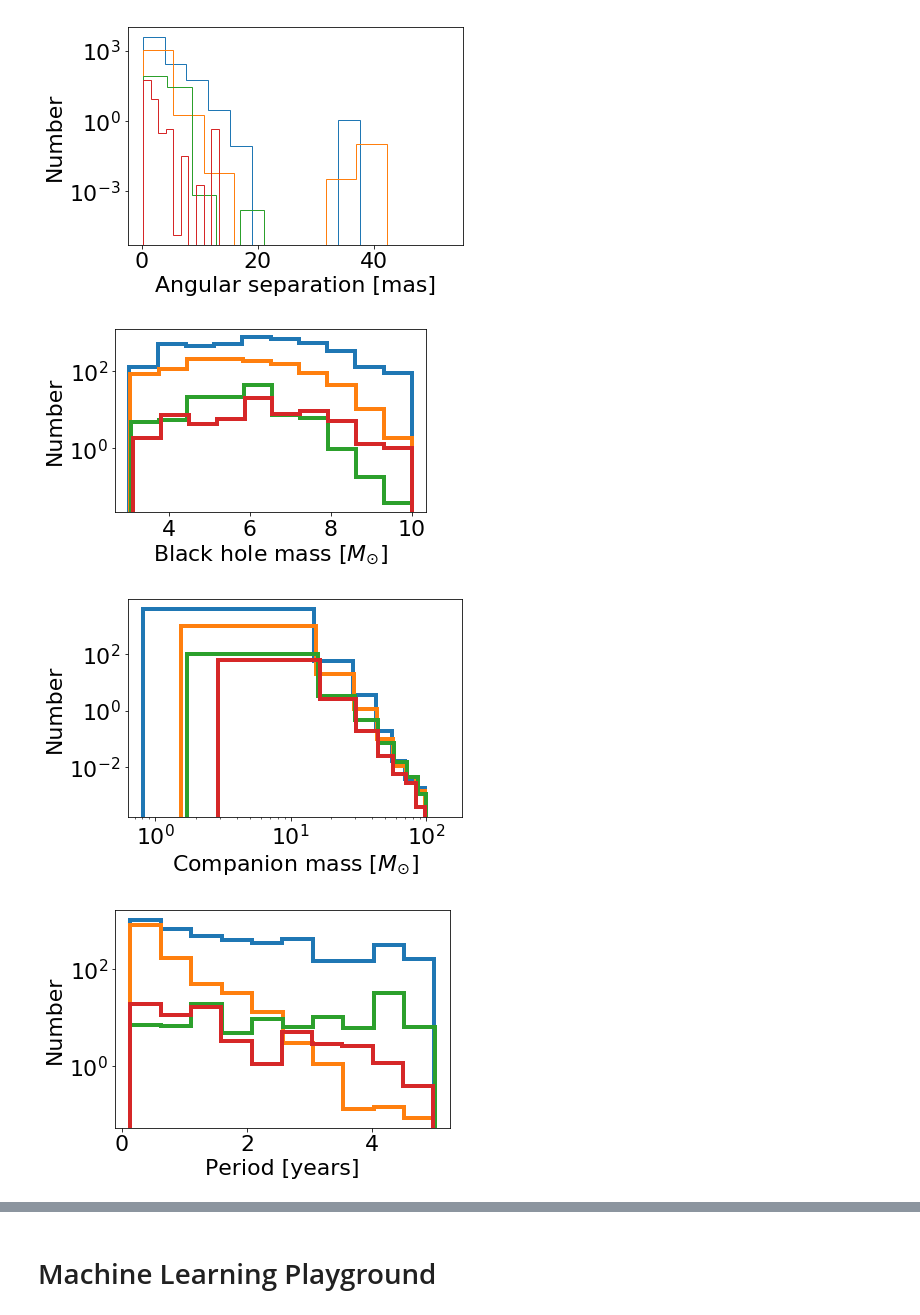
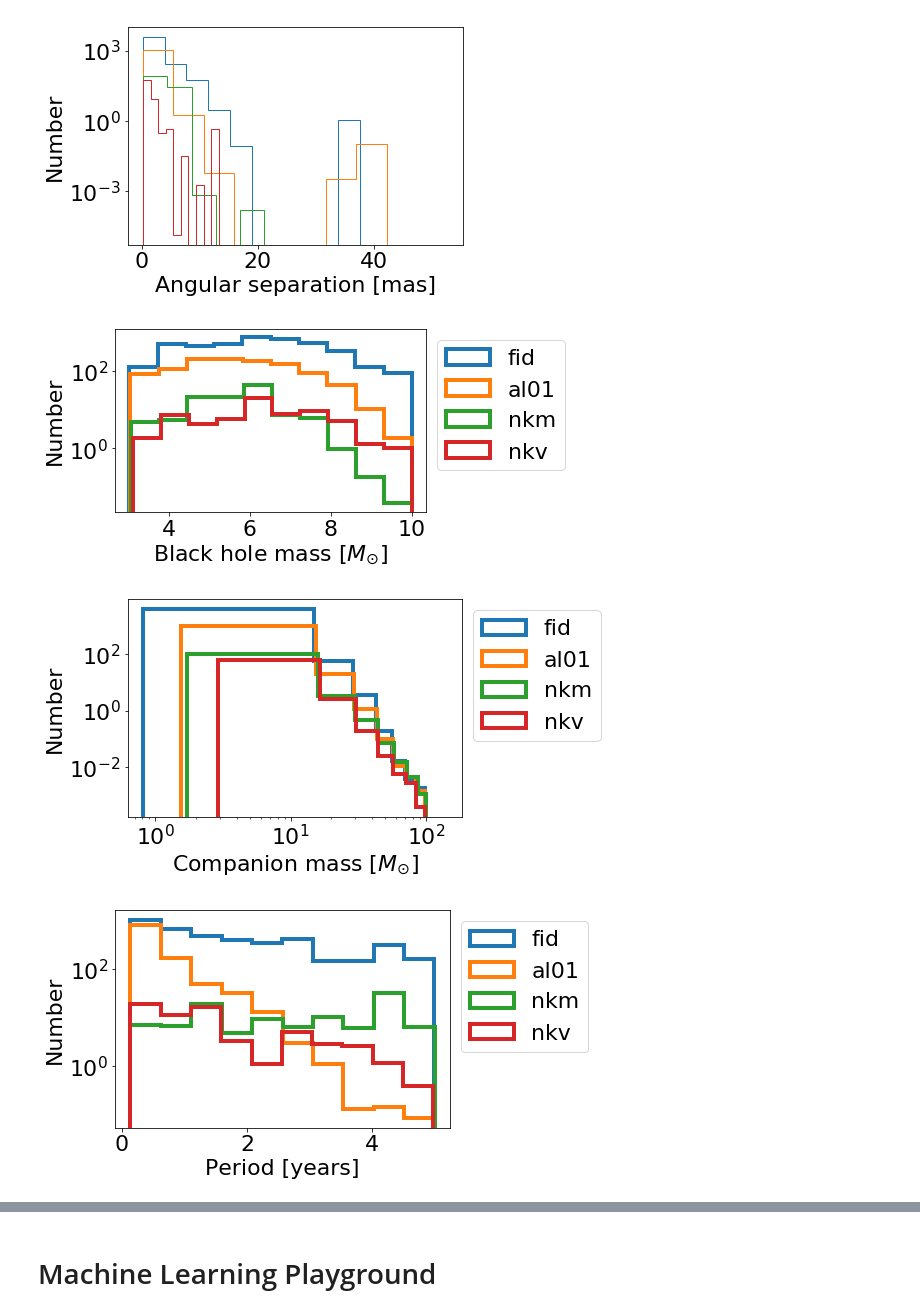
Before and after one commit to bolverk/gaia_black_hole_binaries, a Jupyter notebook: stellar_binary_monte_carlo.ipynb, the cells around one changed output, grey strips where cells are left out. Cells and saved outputs as stored; diff of their text form; code cells hidden in the pictures.

```diff
--- a/stellar_binary_monte_carlo.ipynb
+++ b/stellar_binary_monte_carlo.ipynb
@@ -820,22 +835,22 @@ pass
 # %%
 %matplotlib inline
 font = {'size':22}
 matplotlib.rc('font',**font)
 
 for ssp, mask in zip([ssp_no_kick, ssp_inefficient, ssp_kick_momentum, ssp_kick_velocity],
                     [gaia_no_kick_mask, gaia_inefficient_mask, gaia_kick_momentum_mask, gaia_kick_velocity_mask]):
     pylab.hist(ssp['black hole mass'][mask],
                weights=ssp['statistical weight'][mask]*100,
                histtype='step',
               linewidth=4)
 pylab.yscale('log')
 pylab.xlabel(r'Black hole mass [$M_{\odot}$]')
 pylab.ylabel('Number')
-#pylab.legend(['fid','al01','nkm','nkv'],loc='best')
+pylab.legend(['fid','al01','nkm','nkv'],bbox_to_anchor=(1,1))
 pylab.tight_layout()
 pass
 # %% [output]
-[figure, old version]
+[figure, new version]
 # %%
 %matplotlib inline
 font = {'size':22}
@@ -850,10 +865,11 @@ for ssp, mask in zip([ssp_no_kick, ssp_inefficient, ssp_kick_momentum, ssp_kick_
 pylab.yscale('log')
 pylab.xscale('log')
 pylab.xlabel(r'Companion mass [$M_{\odot}$]')
+pylab.legend(['fid','al01','nkm','nkv'],loc='best',bbox_to_anchor=(1,1))
 pylab.ylabel('Number')
 pass
 # %% [output]
-[figure, old version]
+[figure, new version]
 # %%
 %matplotlib inline
 font = {'size':22}
@@ -868,9 +884,10 @@ for ssp, mask in zip([ssp_no_kick, ssp_inefficient, ssp_kick_momentum, ssp_kick_
 pylab.yscale('log')
 pylab.xlabel(r'Period [years]')
 pylab.ylabel('Number')
+pylab.legend(['fid','al01','nkm','nkv'],loc='best',bbox_to_anchor=(1,1))
 pass
 # %% [output]
-[figure, old version]
+[figure, new version]
 # %%
 %matplotlib inline
 font = {'size':22}
```
Also changed, not shown: parts of 8 cells of this notebook.
